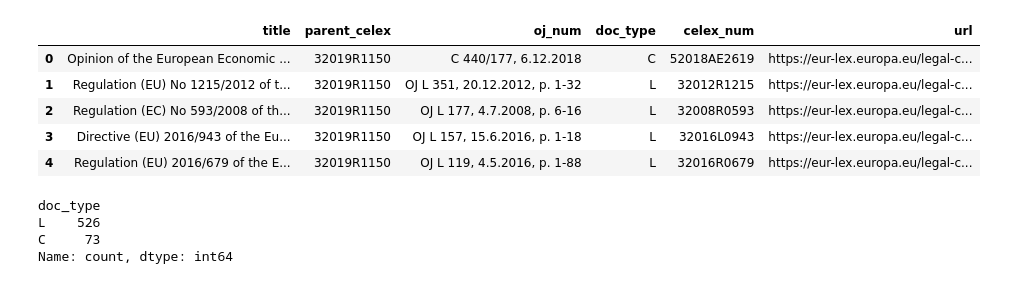
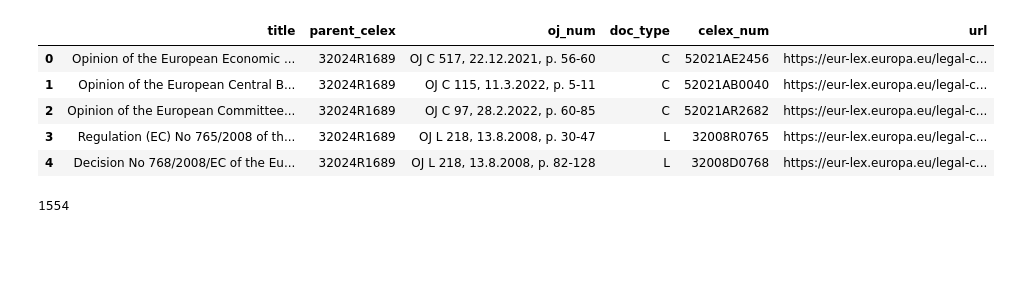
Before and after one commit to chaee/humanet3-repo, a Jupyter notebook: h3-repo/h3_repo/explore_csv.ipynb, the cells around one changed output. Saved outputs shown, nothing was run; the diff lists cells and outputs as text; code cells hidden in the pictures; blank space fills up the shorter version.

```diff
--- a/h3-repo/h3_repo/explore_csv.ipynb
+++ b/h3-repo/h3_repo/explore_csv.ipynb
@@ -4,21 +4,26 @@ import os
 import pandas as pd
 # %%
 script_dir = os.getcwd()
-children_dir = os.path.join(script_dir, 'children_data')
+children_dir = os.path.join(script_dir, 'children_data') #children_data')
 '''
 32022R2065= DSA # 41 children
 32024R1689= AI ACT
 32022R1925 DMA
 '''
-dest_celex = "32022R2065" #'32022R1925'
-dest_dir = os.path.join(children_dir, dest_celex)
-df = pd.DataFrame()
+dest_celex = ["32022R2065","32024R1689","32022R1925"] #'32022R1925'
 sum=0
-for csv in os.listdir(dest_dir):
-    if csv.endswith('.csv'):
-        csv_path = os.path.join(dest_dir, csv)
-        new_df = pd.read_csv(csv_path)
-        sum += len(new_df)
-        df = pd.concat([df, new_df], ignore_index=True)
-print(len(df), sum)
+union_df = pd.DataFrame()
+
+for celex in dest_celex:
+    df = pd.DataFrame()
+    dest_dir = os.path.join(children_dir, celex)
+    print(dest_dir)
+    for file in os.listdir(dest_dir):
+        if file.endswith('.csv'):
+            new_df = pd.read_csv(os.path.join(dest_dir, file))
+            sum += len(new_df)
+            df = pd.concat([df, new_df], ignore_index=True)
+    print(f'{celex}: {len(df)}')
+    union_df = pd.concat([union_df, df], ignore_index=True)
+print(len(union_df), sum)
 # %% [output]
@@ -25,0 +32,12 @@ print(len(df), sum)
+# %%
+seed_df = pd.DataFrame()
+sum = 0
+seed_dir = os.path.join(script_dir, 'children_data/seed_docs')
+for file in os.listdir(seed_dir):
+    if file.endswith('.csv'):
+        new_df = pd.read_csv(os.path.join(seed_dir,file))
+        sum += len(new_df)
+        seed_df = pd.concat([seed_df, new_df], ignore_index=True)
+        print(len(new_df))
+    print(f'{celex}: {len(seed_df)}')
+print(len(seed_df), sum)
@@ -26,17 +52,15 @@ print(len(df), sum)
 # %%
-df.head()
+seed_df.head()
 # %% [output]
 |  | title | parent_celex | oj_num | doc_type | celex_num | url |
-| 0 | Opinion of the European Economic ... | 32019R1150 | C 440/177, 6.12.2018 | C | 52018AE2619 | https://eur-lex.europa.eu/legal-c... |
-| 1 | Regulation (EU) No 1215/2012 of t... | 32019R1150 | OJ L 351, 20.12.2012, p. 1-32 | L | 32012R1215 | https://eur-lex.europa.eu/legal-c... |
-| 2 | Regulation (EC) No 593/2008 of th... | 32019R1150 | OJ L 177, 4.7.2008, p. 6-16 | L | 32008R0593 | https://eur-lex.europa.eu/legal-c... |
-| 3 | Directive (EU) 2016/943 of the Eu... | 32019R1150 | OJ L 157, 15.6.2016, p. 1-18 | L | 32016L0943 | https://eur-lex.europa.eu/legal-c... |
-| 4 | Regulation (EU) 2016/679 of the E... | 32019R1150 | OJ L 119, 4.5.2016, p. 1-88 | L | 32016R0679 | https://eur-lex.europa.eu/legal-c... |
+| 0 | Opinion of the European Economic ... | 32024R1689 | OJ C 517, 22.12.2021, p. 56-60 | C | 52021AE2456 | https://eur-lex.europa.eu/legal-c... |
+| 1 | Opinion of the European Central B... | 32024R1689 | OJ C 115, 11.3.2022, p. 5-11 | C | 52021AB0040 | https://eur-lex.europa.eu/legal-c... |
+| 2 | Opinion of the European Committee... | 32024R1689 | OJ C 97, 28.2.2022, p. 60-85 | C | 52021AR2682 | https://eur-lex.europa.eu/legal-c... |
+| 3 | Regulation (EC) No 765/2008 of th... | 32024R1689 | OJ L 218, 13.8.2008, p. 30-47 | L | 32008R0765 | https://eur-lex.europa.eu/legal-c... |
+| 4 | Decision No 768/2008/EC of the Eu... | 32024R1689 | OJ L 218, 13.8.2008, p. 82-128 | L | 32008D0768 | https://eur-lex.europa.eu/legal-c... |
-# %%
-# count number of rows that has doc_type==C and doc_type==L
-df['doc_type'].value_counts()
-# %% [output]
-doc_type
-L    526
-C     73
-Name: count, dtype: int64
+# %%
+# count unique rows
+unique_df = union_df.drop_duplicates()
+print(len(unique_df))
+# %% [output]
+1554
```
Also changed, not shown: parts of 11 cells of this notebook, 1 other file.
